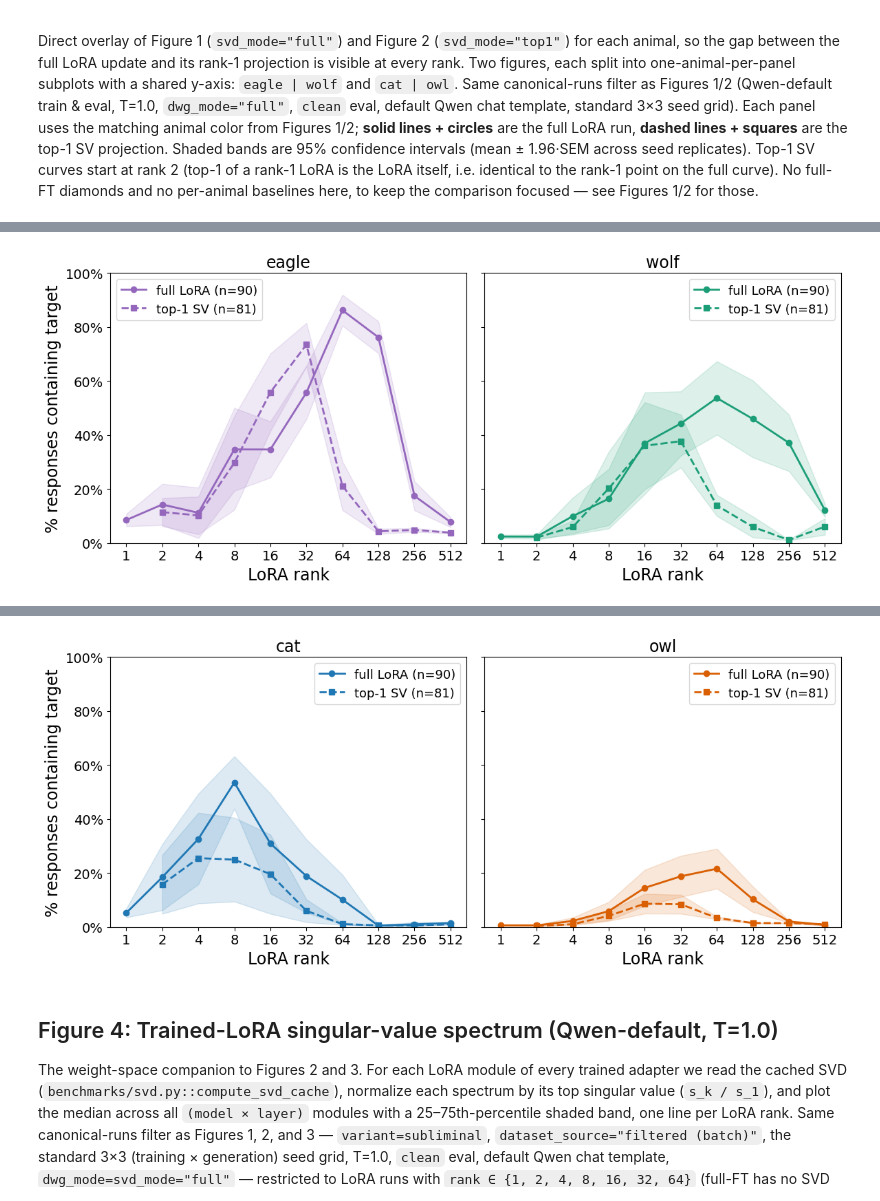
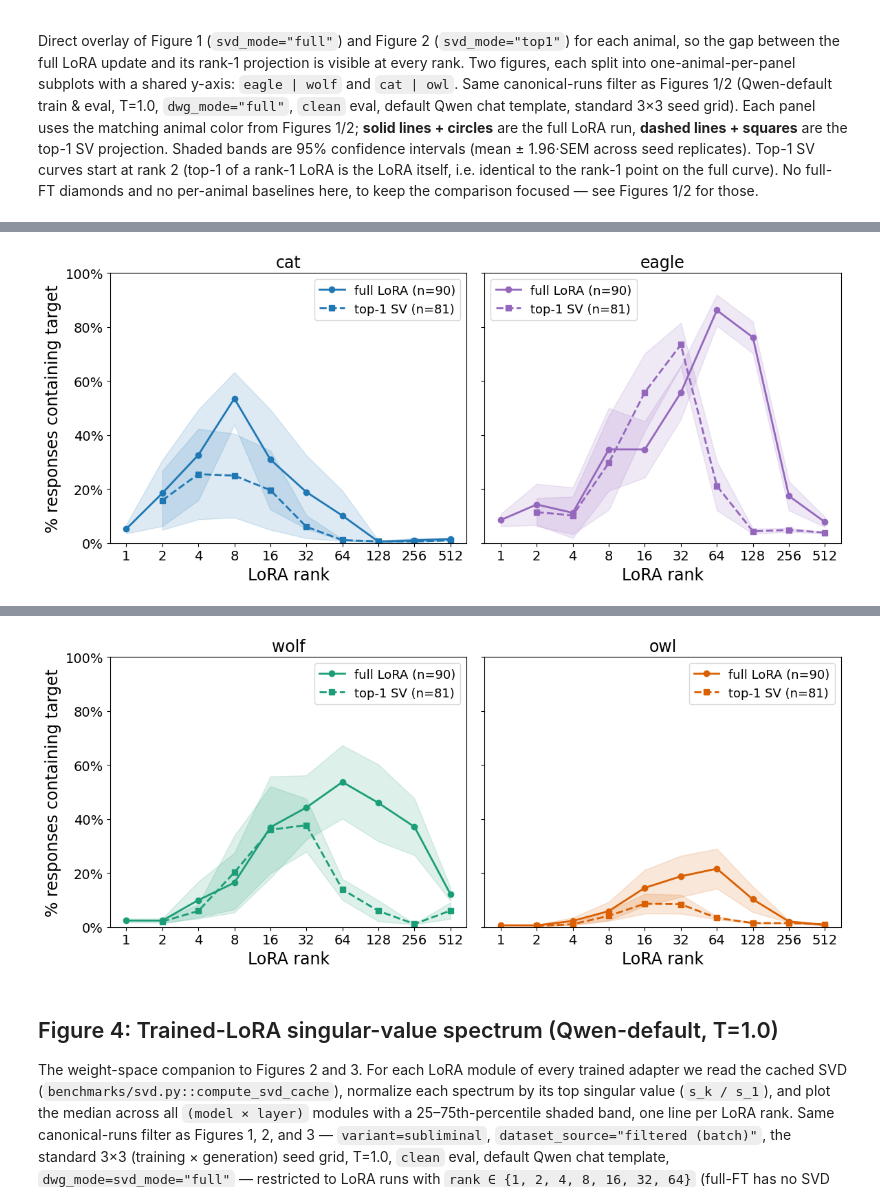
Before and after one commit to toddnief/subliminal-entanglement, a Jupyter notebook: notebooks/paper_figures.ipynb, the cells around one changed output, grey strips where cells are left out. Cells and saved outputs as stored; diff of their text form; code cells hidden in the pictures.

```diff
--- a/notebooks/paper_figures.ipynb
+++ b/notebooks/paper_figures.ipynb
@@ -230,8 +238,8 @@ Direct overlay of Figure 1 (`svd_mode="full"`) and Figure 2 (`svd_mode="top1"`)
 from matplotlib.lines import Line2D
 
 FIG3_PAIRS = [
-    ("eagle_wolf", ["eagle", "wolf"]),
-    ("cat_owl",    ["cat", "owl"]),
+    ("cat_eagle", ["cat", "eagle"]),
+    ("wolf_owl",  ["wolf", "owl"]),
 ]
 
 
@@ -334 +342 @@ for slug, animals in FIG3_PAIRS:
-[figure, old version]
+[figure, new version]
@@ -337,4 +345,4 @@ for slug, animals in FIG3_PAIRS:
-[figure, old version]
+[figure, new version]
 # %% [markdown]
 <!-- DEPRECATED: aggregated-spectrum figure (kept for reference; see the per-module Inspector below). -->
 
```
Also changed, not shown: parts of 29 cells of this notebook, 6 other files.
